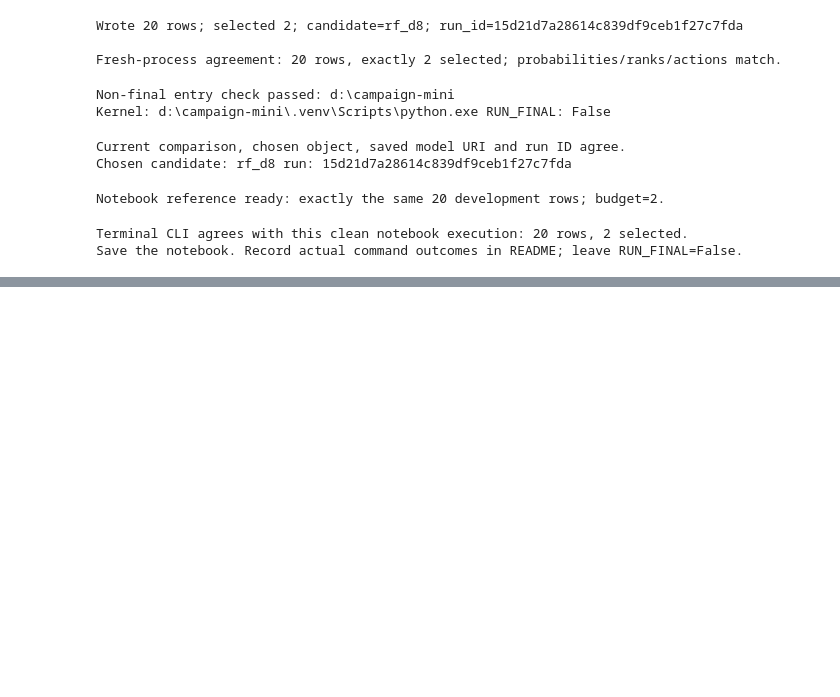
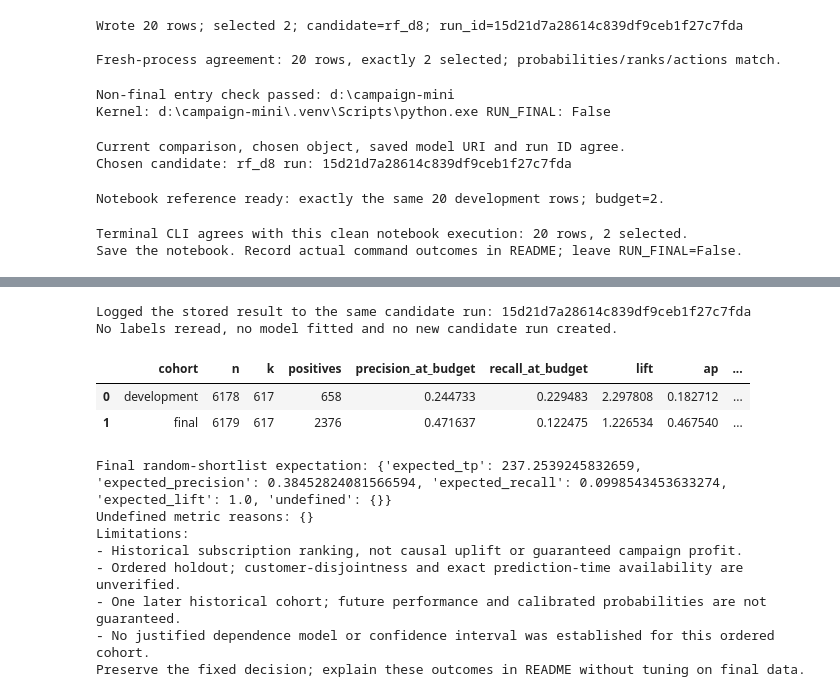
Before and after one commit to kishan0-07/campaign, a Jupyter notebook: analysis.ipynb, the cells around one changed output, grey strips where cells are left out. Saved outputs shown, nothing was run; the diff lists cells and outputs as text; code cells hidden in the pictures; blank space fills up the shorter version.

```diff
--- a/analysis.ipynb
+++ b/analysis.ipynb
@@ -1513,0 +1571,2 @@ Save the notebook. Record actual command outcomes in README; leave RUN_FINAL=Fal
+# %%
+RUN_FINAL = True
@@ -1513,0 +1623,73 @@ Save the notebook. Record actual command outcomes in README; leave RUN_FINAL=Fal
+# %%
+j_results = Path.cwd() / "results"
+j_access_path = j_results / "final_access.json"
+j_result_path = j_results / "final_result.json"
+if not j_result_path.is_file():
+    print("No saved final result to log. If an access marker exists, the attempt is incomplete.")
+else:
+    j_saved_result = json.loads(j_result_path.read_text(encoding="utf-8"))
+    json.dumps(j_saved_result, allow_nan=False)
+    j_saved_access = json.loads(j_access_path.read_text(encoding="utf-8"))
+    if (j_saved_result["selection"] != j_saved_access["selection"]
+            or j_saved_result["source"] != j_saved_access["source"]):
+        raise RuntimeError("Stored result and access record disagree. Investigate without reevaluating.")
+    j_saved_selection = j_saved_result["selection"]
+    if mlflow.active_run() is not None or os.environ.get("MLFLOW_RUN_ID"):
+        raise RuntimeError("Resolve the active/resumable run before logging the saved final result.")
+    configure_tracking(state_dir=j_saved_selection["state_dir"], allow_create=False)
+    j_log_client = MlflowClient(tracking_uri=mlflow.get_tracking_uri())
+    j_log_run = j_log_client.get_run(j_saved_selection["run_id"])
+    assert j_log_run.info.lifecycle_stage == "active"
+    assert j_log_run.data.tags.get("purpose") == "candidate"
+    assert j_log_run.data.params["candidate_id"] == j_saved_selection["candidate_id"]
+    j_scalar_metrics = {
+        f"final_{name}": value for name, value in j_saved_result["metrics"].items()
+        if type(value) in (int, float) and math.isfinite(value)
+    }
+    with mlflow.start_run(run_id=j_saved_selection["run_id"]):
+        mlflow.log_metrics(j_scalar_metrics, synchronous=True)
+        mlflow.log_dict(j_saved_result, "final_result.json")
+    j_logged_run = j_log_client.get_run(j_saved_selection["run_id"])
+    assert j_logged_run.info.status == "FINISHED"
+    for j_name, j_value in j_scalar_metrics.items():
+        np.testing.assert_allclose(j_logged_run.data.metrics[j_name], j_value)
+    print("Logged the stored result to the same candidate run:", j_saved_selection["run_id"])
+    print("No labels reread, no model fitted and no new candidate run created.")
+# %% [output]
+Logged the stored result to the same candidate run: 15d21d7a28614c839df9ceb1f27c7fda
+No labels reread, no model fitted and no new candidate run created.
+# %%
+j_results = Path.cwd() / "results"
+j_access_path = j_results / "final_access.json"
+j_result_path = j_results / "final_result.json"
+if not j_result_path.is_file():
+    if j_access_path.exists():
+        print("Incomplete final attempt: access was recorded but no completed result was saved.")
+        print("Preserve the marker; record the error and any recovery/reproduction reason in README.")
+    else:
+        print("Final evaluation has not been recorded. Keep RUN_FINAL=False until H/I are complete.")
+else:
+    j_report = json.loads(j_result_path.read_text(encoding="utf-8"))
+    json.dumps(j_report, allow_nan=False)
+    j_report_fields = ["n", "k", "positives", "precision_at_budget", "recall_at_budget", "lift", "ap", "brier", "log_loss"]
+    display(pd.DataFrame([
+        {"cohort": cohort, **{name: record[name] for name in j_report_fields}}
+        for cohort, record in (("development", j_report["development_metrics"]), ("final", j_report["metrics"]))
+    ]))
+    print("Final random-shortlist expectation:", j_report["metrics"]["random_reference"])
+    print("Undefined metric reasons:", j_report["metrics"]["undefined"])
+    print("Limitations:", *j_report["limitations"], sep="\n- ")
+    print("Preserve the fixed decision; explain these outcomes in README without tuning on final data.")
+RUN_FINAL = False
+# %% [output]
+|  | cohort | n | k | positives | precision_at_budget | recall_at_budget | lift | ap | ... |
+| 0 | development | 6178 | 617 | 658 | 0.244733 | 0.229483 | 2.297808 | 0.182712 | ... |
+| 1 | final | 6179 | 617 | 2376 | 0.471637 | 0.122475 | 1.226534 | 0.467540 | ... |
+Final random-shortlist expectation: {'expected_tp': 237.2539245832659, 'expected_precision': 0.38452824081566594, 'expected_recall': 0.0998543453633274, 'expected_lift': 1.0, 'undefined': {}}
+Undefined metric reasons: {}
+Limitations:
+- Historical subscription ranking, not causal uplift or guaranteed campaign profit.
+- Ordered holdout; customer-disjointness and exact prediction-time availability are unverified.
+- One later historical cohort; future performance and calibrated probabilities are not guaranteed.
+- No justified dependence model or confidence interval was established for this ordered cohort.
+Preserve the fixed decision; explain these outcomes in README without tuning on final data.
```
Also changed, not shown: parts of 3 cells of this notebook, 2 other files.
